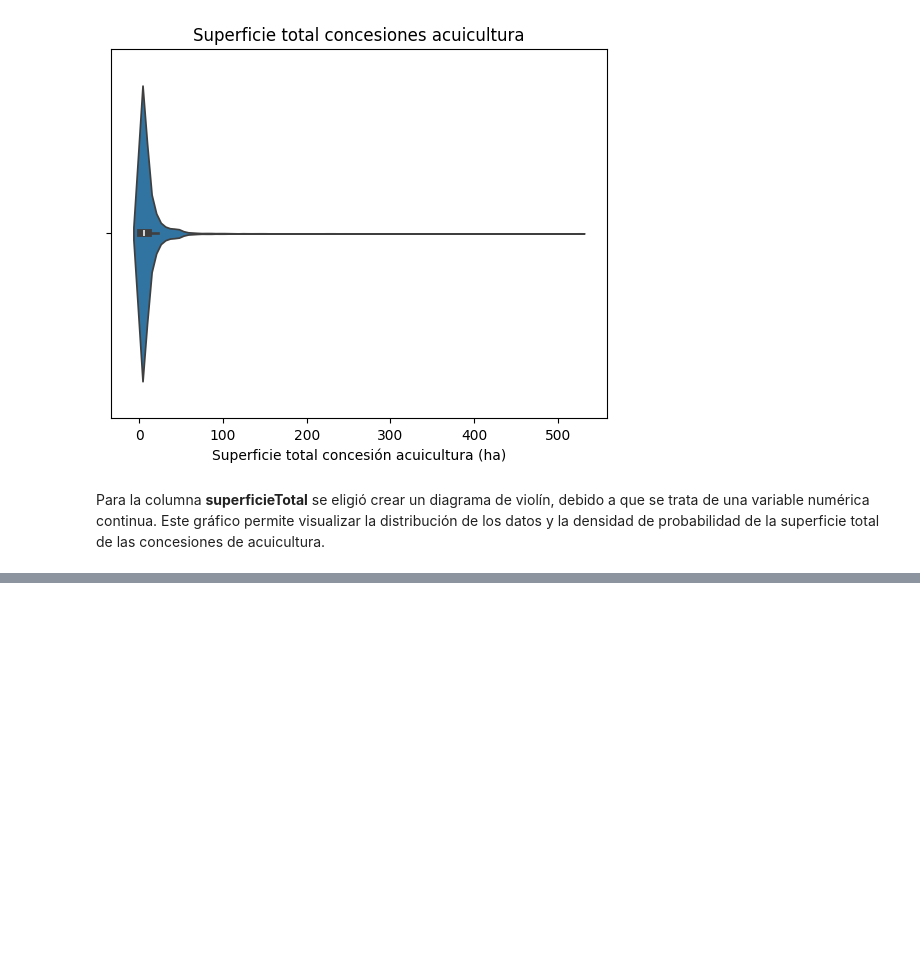
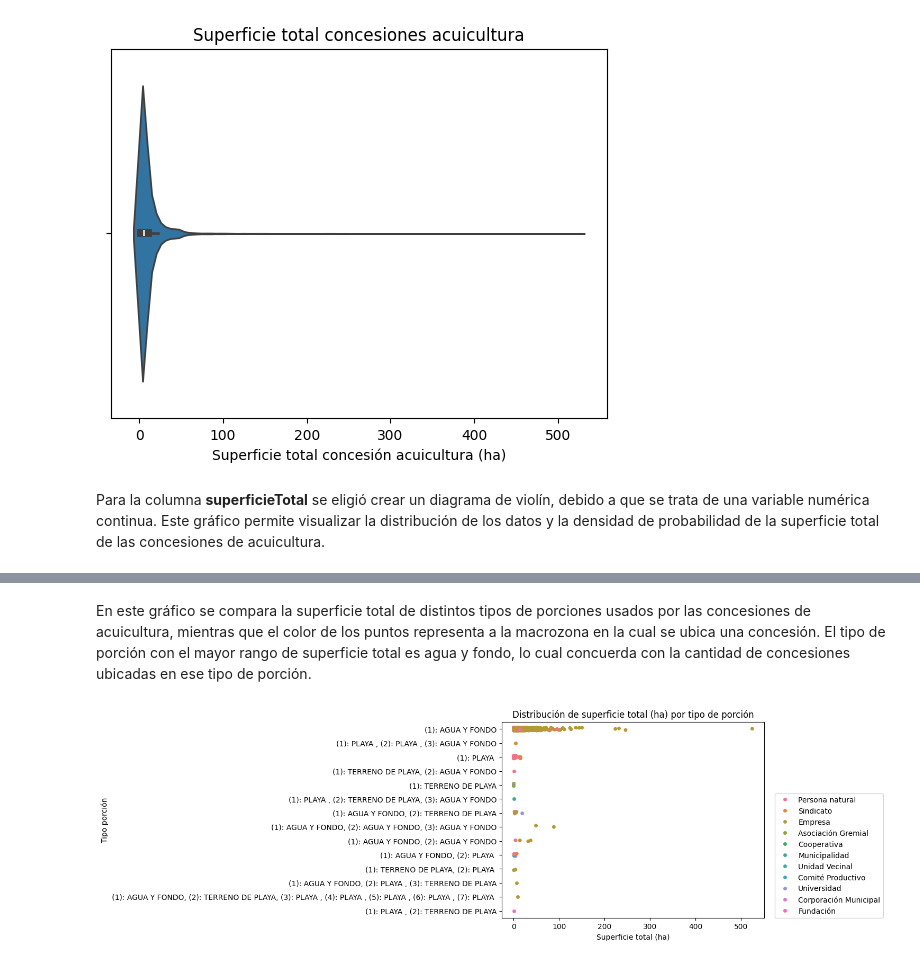
Before and after one commit to principioincertidumbre/proyecto-final, a Jupyter notebook: Notebooks_acuicultura/4_Visualizacion.ipynb, the cells around one changed output, grey strips where cells are left out. Drawn from its saved outputs; the diff is of its cells as text; code cells hidden in the pictures; blank space fills up the shorter version.

```diff
--- a/Notebooks_acuicultura/4_Visualizacion.ipynb
+++ b/Notebooks_acuicultura/4_Visualizacion.ipynb
@@ -156,0 +190,11 @@ Para la columna **superficieTotal** se eligió crear un diagrama de violín, deb
+# %% [markdown]
+En este gráfico se compara la superficie total de distintos tipos de porciones usados por las concesiones de acuicultura, mientras que el color de los puntos representa a la macrozona en la cual se ubica una concesión. El tipo de porción con el mayor rango de superficie total es agua y fondo, lo cual concuerda con la cantidad de concesiones ubicadas en ese tipo de porción.
+# %%
+sns.stripplot(data=df_acuicultura, x="superficieTotal", y="TipoPorcion", hue ="Tipo Titulares")
+plt.title("Distribución de superficie total (ha) por tipo de porción")
+plt.legend(loc=(1.04, 0))
+plt.xlabel("Superficie total (ha)")
+plt.ylabel("Tipo porción")
+plt.show()
+# %% [output]
+[figure, added]
```
Also changed, not shown: parts of 16 cells of this notebook.
